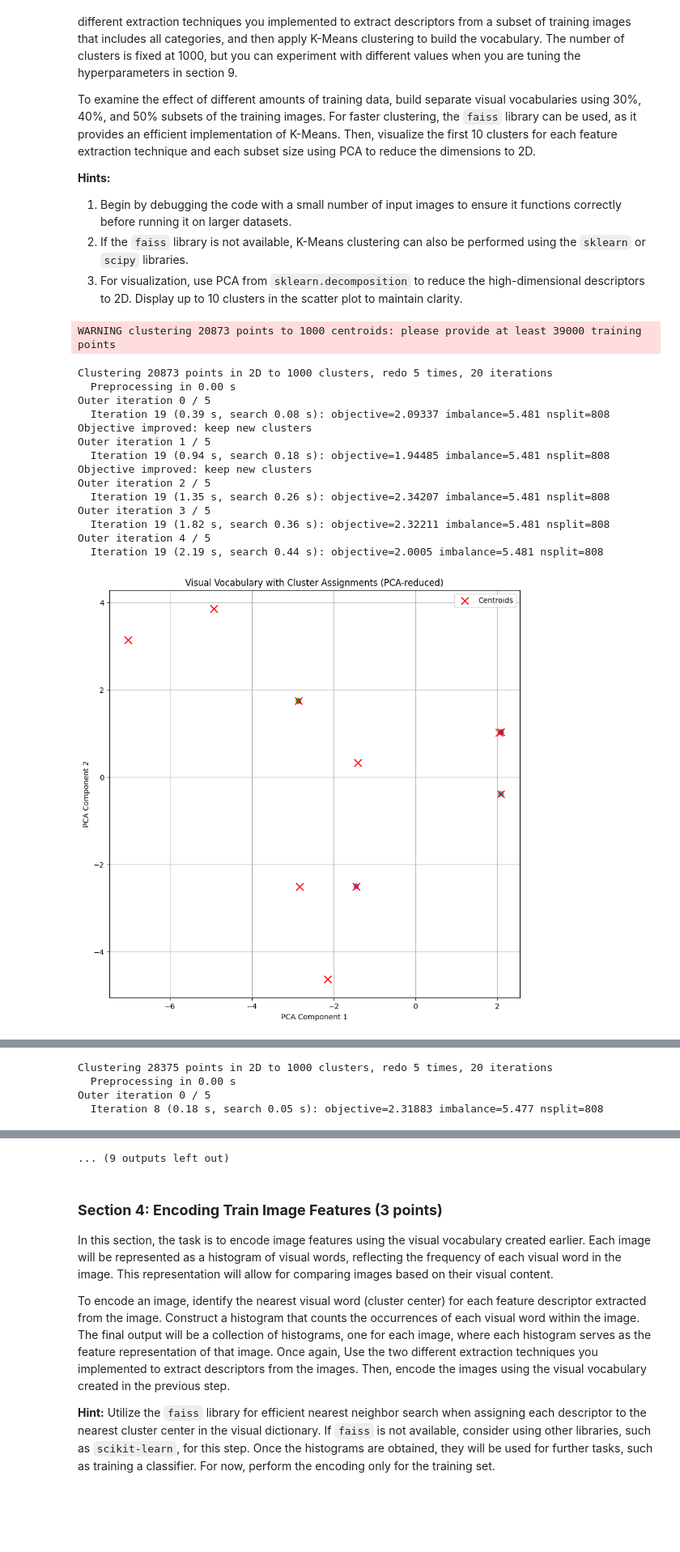
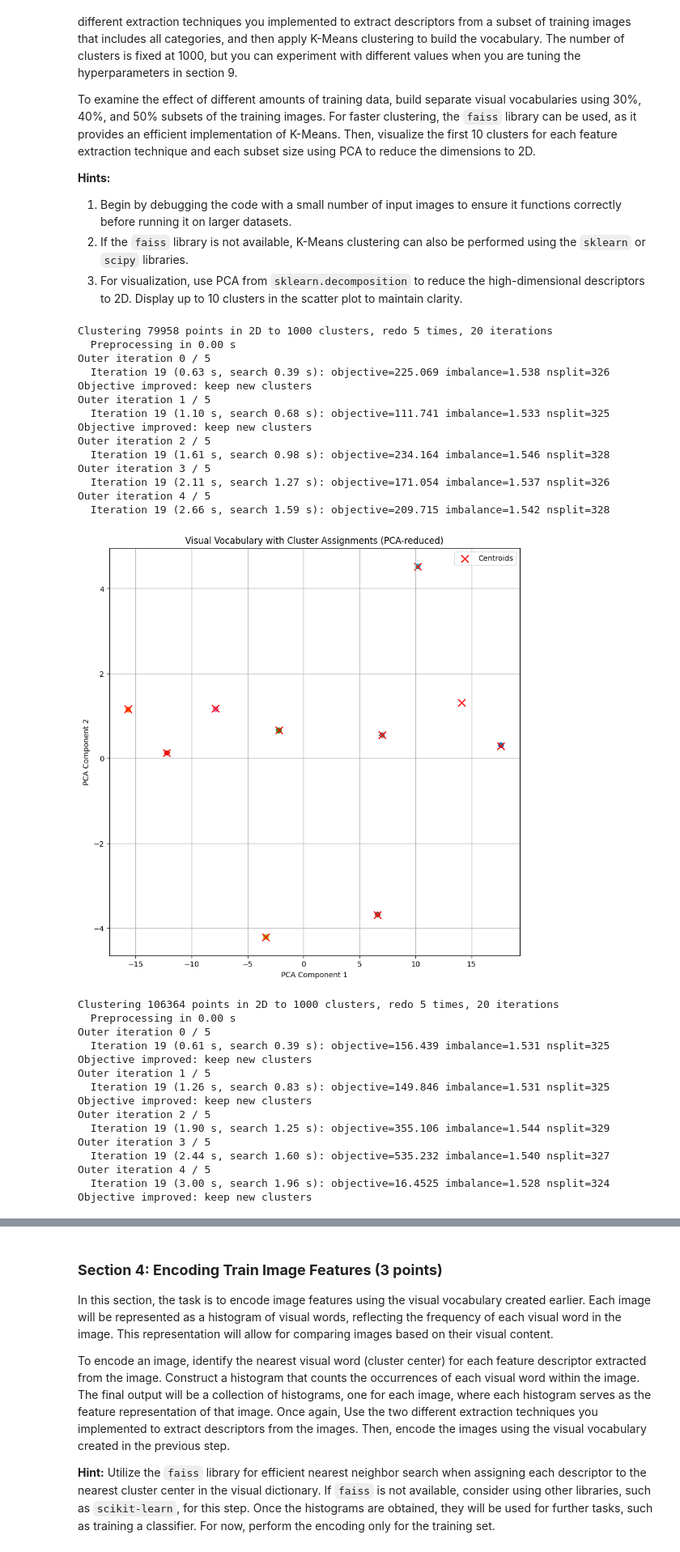
Before and after one commit to matthias-hagenauer/cv1_labs, a Jupyter notebook: cv1-lab-final-1/cv1-final-lab-part-1.ipynb, the cells around one changed output, grey strips where cells are left out. Shown at 81% size. Drawn from its saved outputs; the diff is of its cells as text; code cells hidden in the pictures; blank space fills up the shorter version.

```diff
--- a/cv1-lab-final-1/cv1-final-lab-part-1.ipynb
+++ b/cv1-lab-final-1/cv1-final-lab-part-1.ipynb
@@ -302,7 +313,11 @@ def extract_features(images, method):
         elif method == 'orb':
             descriptors = detect_keypoints_orb(img)
         elif method == "harris":
-            descriptors = detect_harris_corners(img)
+            descriptors = detect_keypoints_harris(img)
+        elif method == "fast":
+            descriptors = detect_keypoints_fast(img)
+        elif method == "brisk":
+            descriptors = detect_keypoints_brisk(img)
         if descriptors is not None and len(descriptors) > 0:
             features.extend(descriptors)
 
@@ -350,47 +365,61 @@ def get_relevant_points(features, assignments, clusters_wanted):
 
     for feature, assignment in zip(features, assignments):
         if assignment in clusters_wanted:
             filtered_features.append(feature)
             filtered_assignments.append(assignment)
 
     return filtered_features, filtered_assignments
 
 def get_centroids(train_images, percentages = [.3, .4, .5], methods = ["orb", "sift"], visualize=True, number_of_clusters_to_display=10):
     centroids_dict = {}
     for percent in percentages:
         if percent < 1:
             num_images = int(len(train_images) * percent)
             sampled_images = [get_random_picture()[0] for _ in range(num_images)]
         else:
             sampled_images = train_images
         for method in methods:
             features = extract_features(sampled_images, method)
             centroids, assignments = kmeans(features)
             #unique, counts = np.unique(assignments, return_counts=True)
             #assignment_counts = dict(zip(unique, counts))
             #print(assignment_counts)
 
             if visualize:
                 features_filtered, assignments_filtered = get_relevant_points(features, assignments, list(range(number_of_clusters_to_display)))
                 visualize_clusters(features_filtered, centroids[:number_of_clusters_to_display], assignments_filtered)
             centroids_dict[f"{method}_{percent}"] = centroids
     return centroids_dict
 
-get_centroids(train_images)
+get_centroids(train_images, methods=["fast"])
 # %% [output]
-WARNING clustering 20873 points to 1000 centroids: please provide at least 39000 training points
+Clustering 79958 points in 2D to 1000 clusters, redo 5 times, 20 iterations
+  Preprocessing in 0.00 s
+Outer iteration 0 / 5
+  Iteration 19 (0.63 s, search 0.39 s): objective=225.069 imbalance=1.538 nsplit=326
+Objective improved: keep new clusters
+Outer iteration 1 / 5
+  Iteration 19 (1.10 s, search 0.68 s): objective=111.741 imbalance=1.533 nsplit=325
+Objective improved: keep new clusters
+Outer iteration 2 / 5
+  Iteration 19 (1.61 s, search 0.98 s): objective=234.164 imbalance=1.546 nsplit=328
+Outer iteration 3 / 5
+  Iteration 19 (2.11 s, search 1.27 s): objective=171.054 imbalance=1.537 nsplit=326
+Outer iteration 4 / 5
+  Iteration 19 (2.66 s, search 1.59 s): objective=209.715 imbalance=1.542 nsplit=328
+[figure, new version]
-Clustering 20873 points in 2D to 1000 clusters, redo 5 times, 20 iterations
+Clustering 106364 points in 2D to 1000 clusters, redo 5 times, 20 iterations
   Preprocessing in 0.00 s
 Outer iteration 0 / 5
-  Iteration 19 (0.39 s, search 0.08 s): objective=2.09337 imbalance=5.481 nsplit=808
+  Iteration 19 (0.61 s, search 0.39 s): objective=156.439 imbalance=1.531 nsplit=325
 Objective improved: keep new clusters
 Outer iteration 1 / 5
-  Iteration 19 (0.94 s, search 0.18 s): objective=1.94485 imbalance=5.481 nsplit=808
+  Iteration 19 (1.26 s, search 0.83 s): objective=149.846 imbalance=1.531 nsplit=325
 Objective improved: keep new clusters
 Outer iteration 2 / 5
-  Iteration 19 (1.35 s, search 0.26 s): objective=2.34207 imbalance=5.481 nsplit=808
+  Iteration 19 (1.90 s, search 1.25 s): objective=355.106 imbalance=1.544 nsplit=329
 Outer iteration 3 / 5
-  Iteration 19 (1.82 s, search 0.36 s): objective=2.32211 imbalance=5.481 nsplit=808
+  Iteration 19 (2.44 s, search 1.60 s): objective=535.232 imbalance=1.540 nsplit=327
 Outer iteration 4 / 5
-  Iteration 19 (2.19 s, search 0.44 s): objective=2.0005 imbalance=5.481 nsplit=808
+  Iteration 19 (3.00 s, search 1.96 s): objective=16.4525 imbalance=1.528 nsplit=324
+Objective improved: keep new clusters
-[figure, old version]
@@ -413,4 +457,0 @@ Outer iteration 4 / 5
-Clustering 28375 points in 2D to 1000 clusters, redo 5 times, 20 iterations
-  Preprocessing in 0.00 s
-Outer iteration 0 / 5
-  Iteration 8 (0.18 s, search 0.05 s): objective=2.31883 imbalance=5.477 nsplit=808
@@ -446,4 +458,3 @@ Outer iteration 4 / 5
-... (9 outputs left out)
 # %% [markdown]
 <a id="section-4"></a>
 ### **Section 4: Encoding Train Image Features (3 points)**
```
Also changed, not shown: parts of 5 cells of this notebook.
